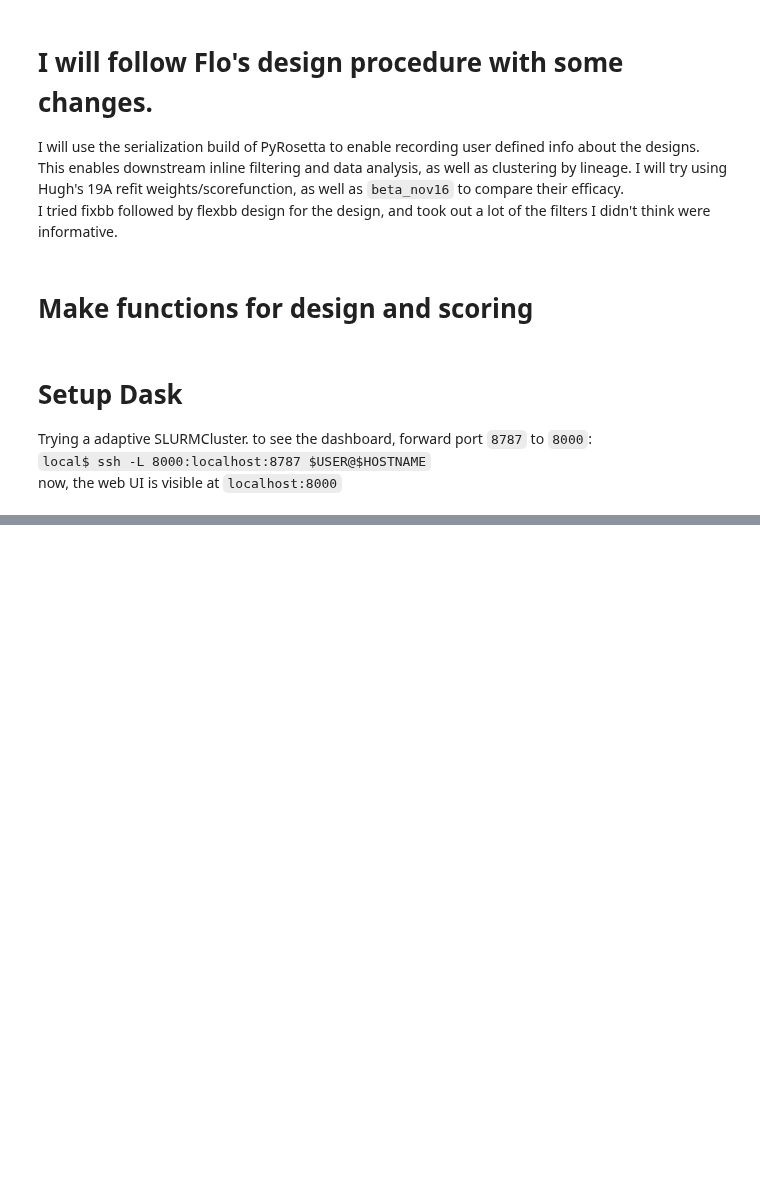
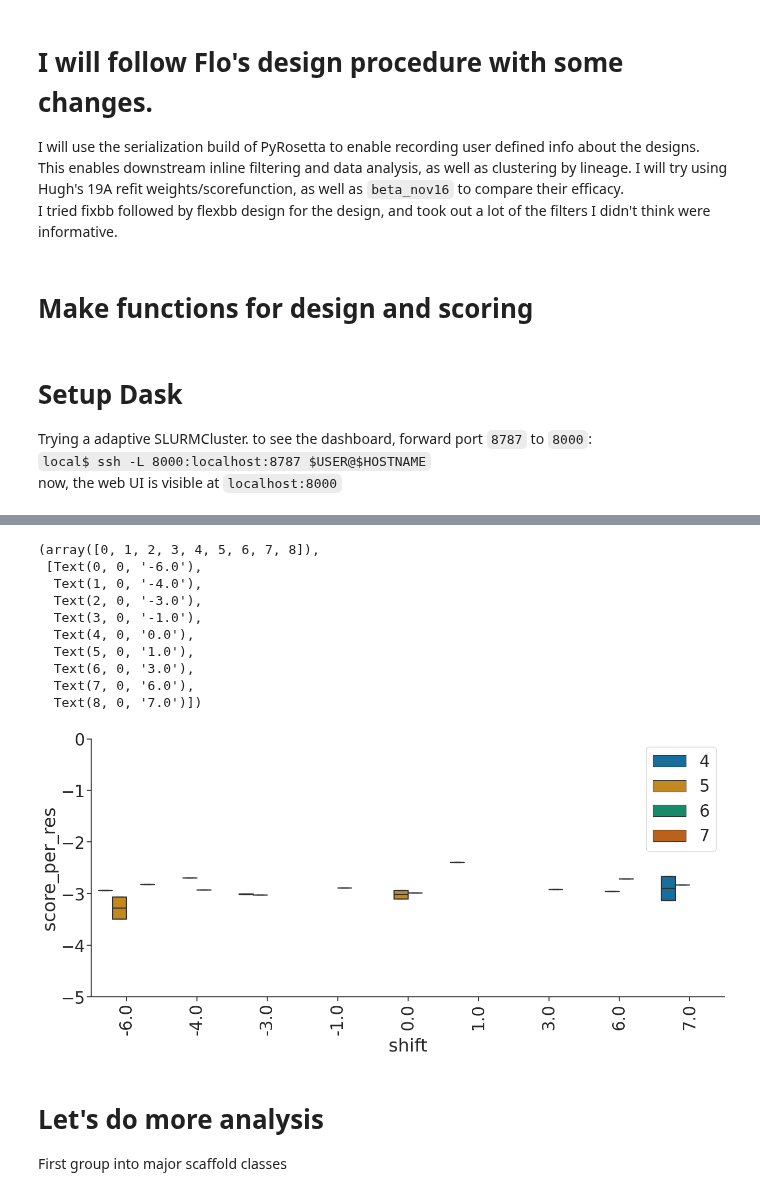
Before and after one commit to proleu/hinges, a Jupyter notebook: 02_design_and_filter.ipynb, the cells around one changed output, grey strips where cells are left out. Cells and saved outputs as stored; diff of their text form; code cells hidden in the pictures; blank space fills up the shorter version.

```diff
--- a/02_design_and_filter.ipynb
+++ b/02_design_and_filter.ipynb
@@ -400,0 +463,4 @@ bz
+# %%
+scores_df["pivot_helix"] = scores_df["pivot_helix"].astype(float).astype(int)
+scores_df["pre_break_helix"] = scores_df["pre_break_helix"].astype(float).astype(int)
+scores_df["shift"] = scores_df["shift"].astype(float).astype(int)
@@ -400,0 +480,38 @@ bz
+# %%
+from matplotlib import ticker
+from matplotlib.ticker import MultipleLocator, FormatStrFormatter
+sns.set(
+    context="talk",
+    font_scale=2, # make the font larger; default is pretty small
+    style="ticks", # make the background white with black lines
+    palette="colorblind" # a color palette that is colorblind friendly!
+)
+
+order = list(set(scores_df["shift"].values))
+order.sort()
+
+fig = plt.figure(figsize=(20,10), tight_layout=True)
+pivot_order = [4, 5, 6, 7]
+ax = sns.boxplot(
+    x="shift", y="score_per_res", data=scores_df,
+    order= order, showfliers=False,
+    hue="pivot_helix", hue_order=pivot_order,
+)
+ax.legend(loc="upper right")
+ax.set_ylim(-5, 0)
+sns.despine()
+plt.setp(ax.get_legend().get_title(), fontsize='24')
+plt.xticks(rotation=90)
+plt.savefig("figs/02_shift_vs_score_per_res_groupby_pivot.png")
+# %% [output]
+(array([0, 1, 2, 3, 4, 5, 6, 7, 8]),
+ [Text(0, 0, '-6.0'),
+  Text(1, 0, '-4.0'),
+  Text(2, 0, '-3.0'),
+  Text(3, 0, '-1.0'),
+  Text(4, 0, '0.0'),
+  Text(5, 0, '1.0'),
+  Text(6, 0, '3.0'),
+  Text(7, 0, '6.0'),
+  Text(8, 0, '7.0')])
+[figure, added]
@@ -400,0 +576,3 @@ bz
+# %% [markdown]
+# Let's do more analysis
+First group into major scaffold classes
```
Also changed, not shown: parts of 26 cells of this notebook, 1 other file.
